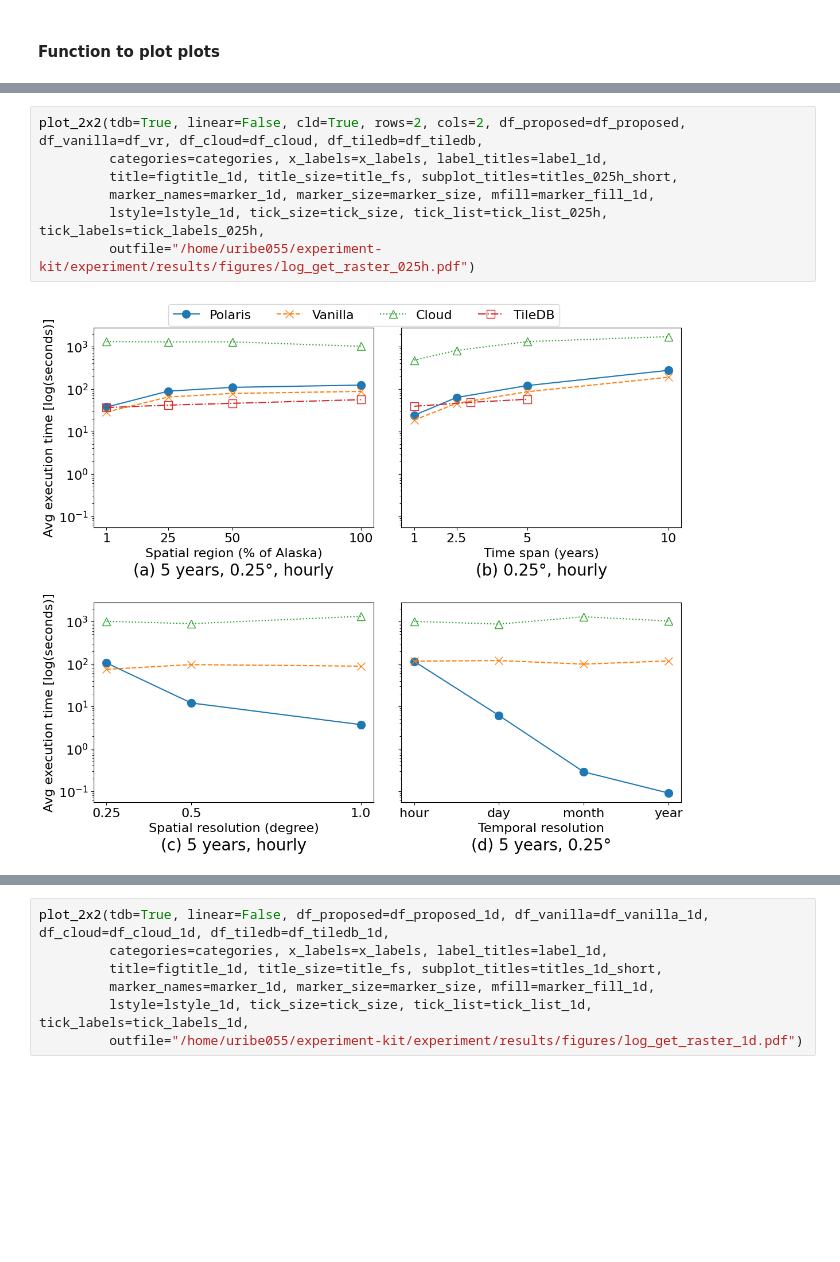
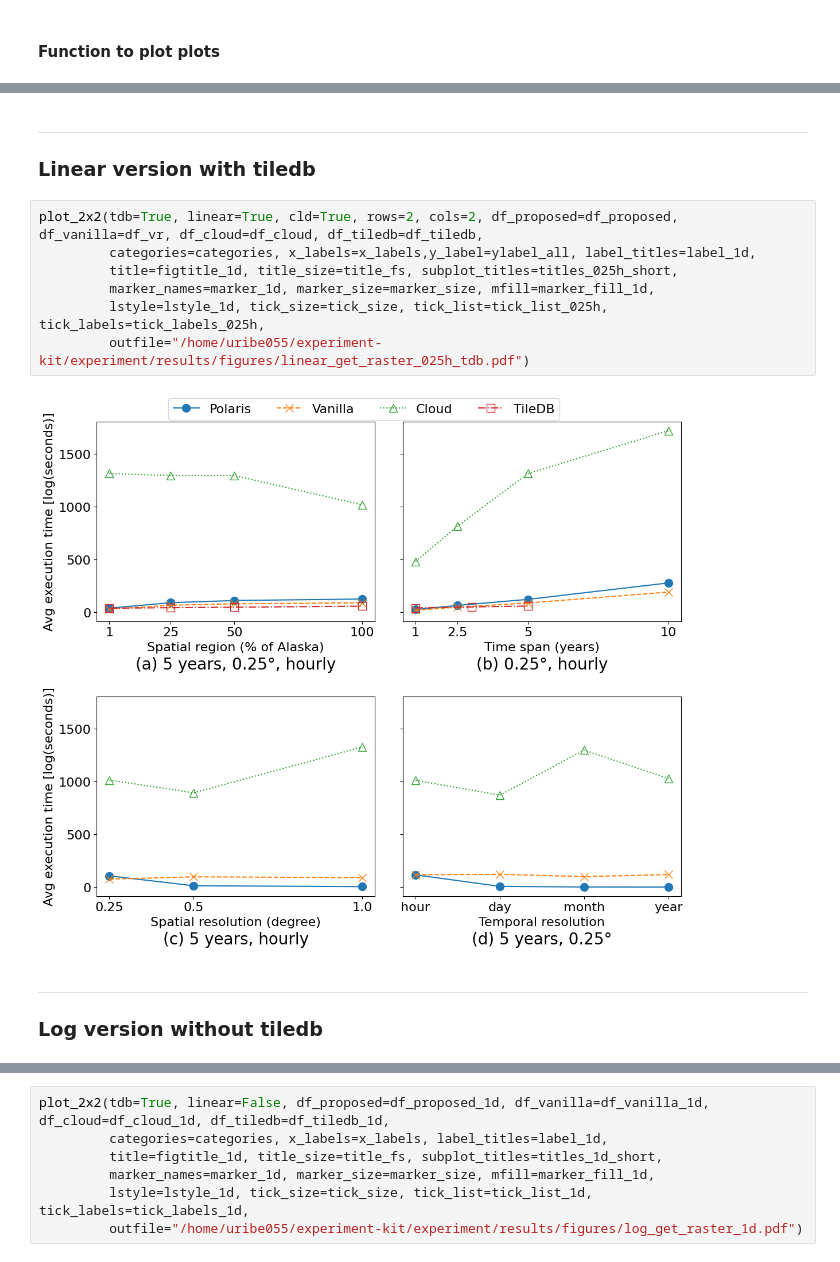
Before and after one commit to iharp3/experiment-kit, a Jupyter notebook: experiment/results/plot.ipynb, the cells around one changed output, grey strips where cells are left out. Saved outputs shown, nothing was run; the diff lists cells and outputs as text; blank space fills up the shorter version.

```diff
--- a/experiment/results/plot.ipynb
+++ b/experiment/results/plot.ipynb
@@ -417,10 +370,16 @@ plot_heatmap_results(df_p=df_p_h, df_v=df_v_h,
+# %% [markdown]
+---
+### Linear version with tiledb
 # %%
-plot_2x2(tdb=True, linear=False, cld=True, rows=2, cols=2, df_proposed=df_proposed, df_vanilla=df_vr, df_cloud=df_cloud, df_tiledb=df_tiledb,
-         categories=categories, x_labels=x_labels, label_titles=label_1d,
+plot_2x2(tdb=True, linear=True, cld=True, rows=2, cols=2, df_proposed=df_proposed, df_vanilla=df_vr, df_cloud=df_cloud, df_tiledb=df_tiledb,
+         categories=categories, x_labels=x_labels,y_label=ylabel_all, label_titles=label_1d,
          title=figtitle_1d, title_size=title_fs, subplot_titles=titles_025h_short,
          marker_names=marker_1d, marker_size=marker_size, mfill=marker_fill_1d,
          lstyle=lstyle_1d, tick_size=tick_size, tick_list=tick_list_025h, tick_labels=tick_labels_025h,
-         outfile="/home/uribe055/experiment-kit/experiment/results/figures/log_get_raster_025h.pdf")
+         outfile="/home/uribe055/experiment-kit/experiment/results/figures/linear_get_raster_025h_tdb.pdf")
 # %% [output]
-[figure, old version]
+[figure, new version]
+# %% [markdown]
+---
+### Log version without tiledb
 # %%
```
Also changed, not shown: parts of 16 cells of this notebook, 1 other file.
